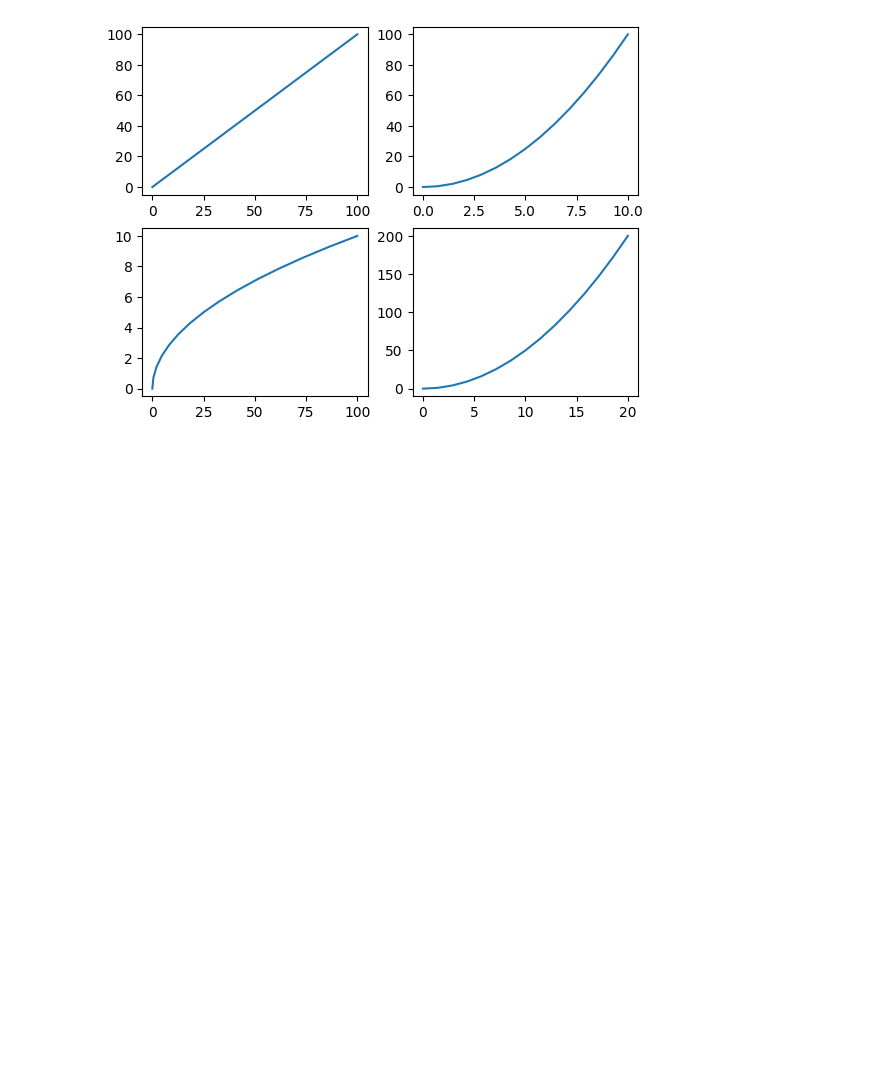
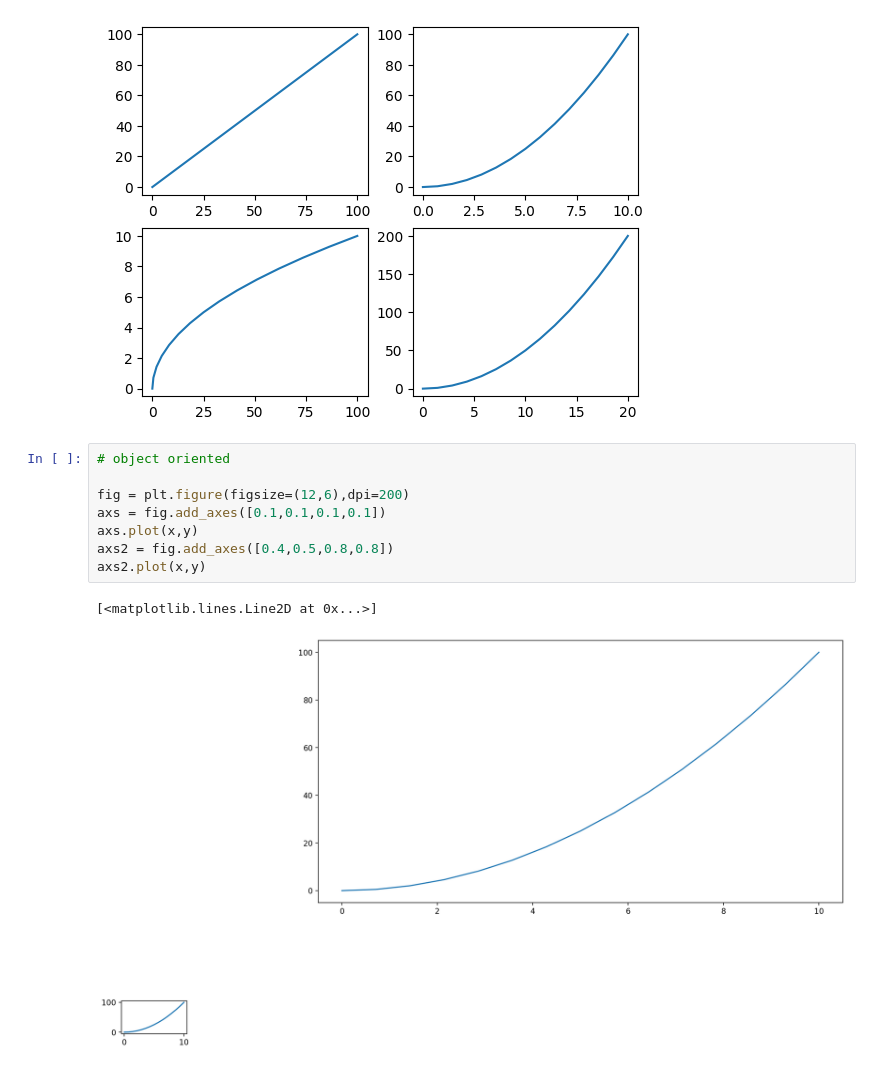
Before and after one commit to wasif-h/Data-Analytics-Odyssey, a Jupyter notebook: Data_Visualization/main_matplotlib.ipynb, the cells around one changed output. Drawn from its saved outputs; the diff is of its cells as text; blank space fills up the shorter version.

Commit message:
update matplotlib

```diff
--- a/Data_Visualization/main_matplotlib.ipynb
+++ b/Data_Visualization/main_matplotlib.ipynb
@@ -38,3 +38,14 @@ plt.plot(2*x,2*y)
 # %% [output]
 [<matplotlib.lines.Line2D at 0x...>]
 [figure]
+# %%
+# object oriented
+
+fig = plt.figure(figsize=(12,6),dpi=200)
+axs = fig.add_axes([0.1,0.1,0.1,0.1])
+axs.plot(x,y)
+axs2 = fig.add_axes([0.4,0.5,0.8,0.8])
+axs2.plot(x,y)
+# %% [output]
+[<matplotlib.lines.Line2D at 0x...>]
+[figure, added]
```
Also changed, not shown: parts of 5 cells of this notebook.
